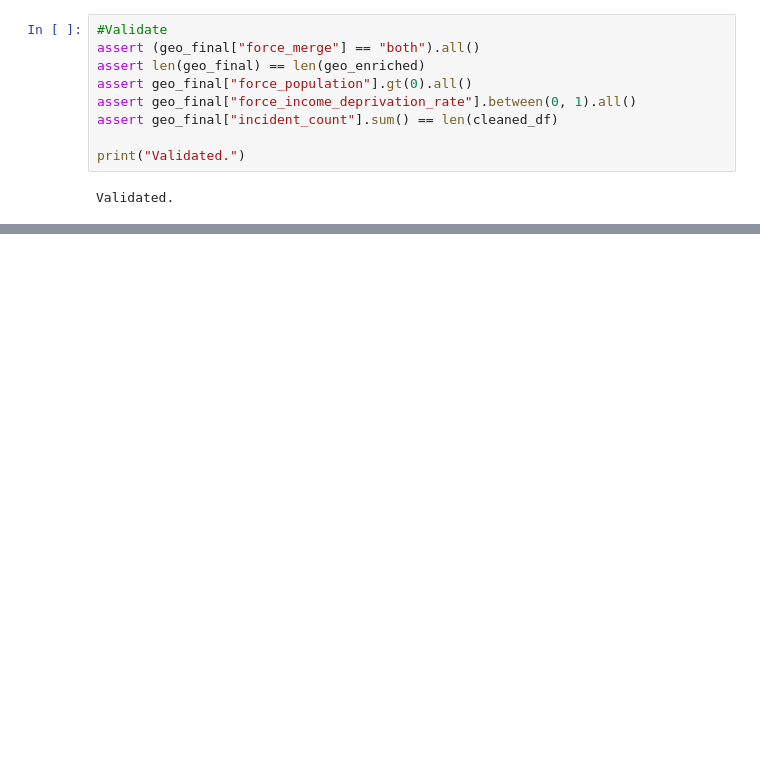
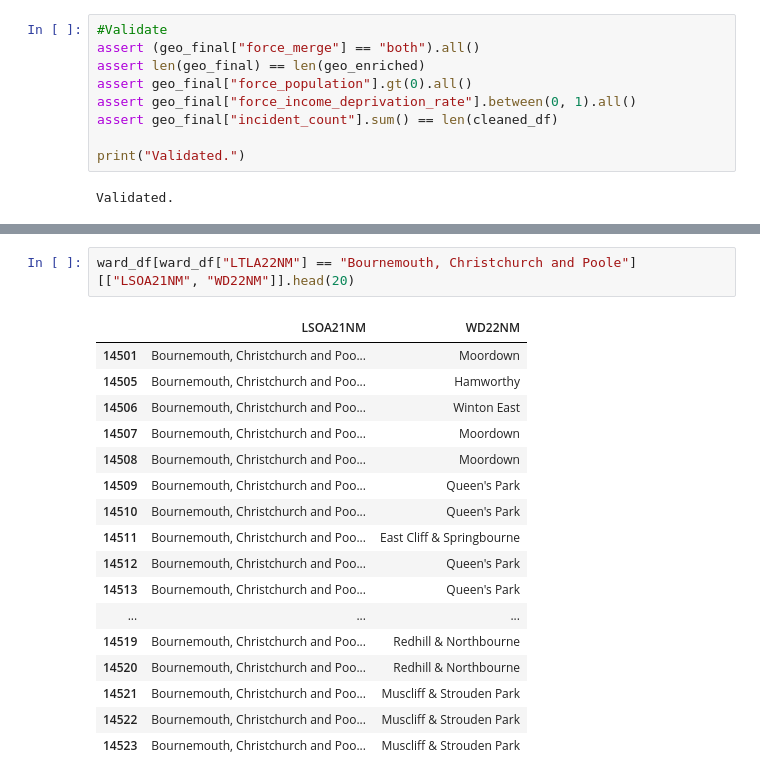
Before and after one commit to ciaratheink-blip/Python-Project---Crime-data-Pipeline, a Jupyter notebook: crime_pipeline.ipynb, the cells around one changed output, grey strips where cells are left out. Drawn from its saved outputs; the diff is of its cells as text; blank space fills up the shorter version.

```diff
--- a/crime_pipeline.ipynb
+++ b/crime_pipeline.ipynb
@@ -1118,0 +1141,20 @@ geo_final_csv.head()
+# %%
+ward_df[ward_df["LTLA22NM"] == "Bournemouth, Christchurch and Poole"][["LSOA21NM", "WD22NM"]].head(20)
+# %% [output]
+|  | LSOA21NM | WD22NM |
+| 14501 | Bournemouth, Christchurch and Poo... | Moordown |
+| 14505 | Bournemouth, Christchurch and Poo... | Hamworthy |
+| 14506 | Bournemouth, Christchurch and Poo... | Winton East |
+| 14507 | Bournemouth, Christchurch and Poo... | Moordown |
+| 14508 | Bournemouth, Christchurch and Poo... | Moordown |
+| 14509 | Bournemouth, Christchurch and Poo... | Queen's Park |
+| 14510 | Bournemouth, Christchurch and Poo... | Queen's Park |
+| 14511 | Bournemouth, Christchurch and Poo... | East Cliff & Springbourne |
+| 14512 | Bournemouth, Christchurch and Poo... | Queen's Park |
+| 14513 | Bournemouth, Christchurch and Poo... | Queen's Park |
+| ... | ... | ... |
+| 14519 | Bournemouth, Christchurch and Poo... | Redhill & Northbourne |
+| 14520 | Bournemouth, Christchurch and Poo... | Redhill & Northbourne |
+| 14521 | Bournemouth, Christchurch and Poo... | Muscliff & Strouden Park |
+| 14522 | Bournemouth, Christchurch and Poo... | Muscliff & Strouden Park |
+| 14523 | Bournemouth, Christchurch and Poo... | Muscliff & Strouden Park |
```
Also changed, not shown: parts of 10 cells of this notebook, 1 other file.
